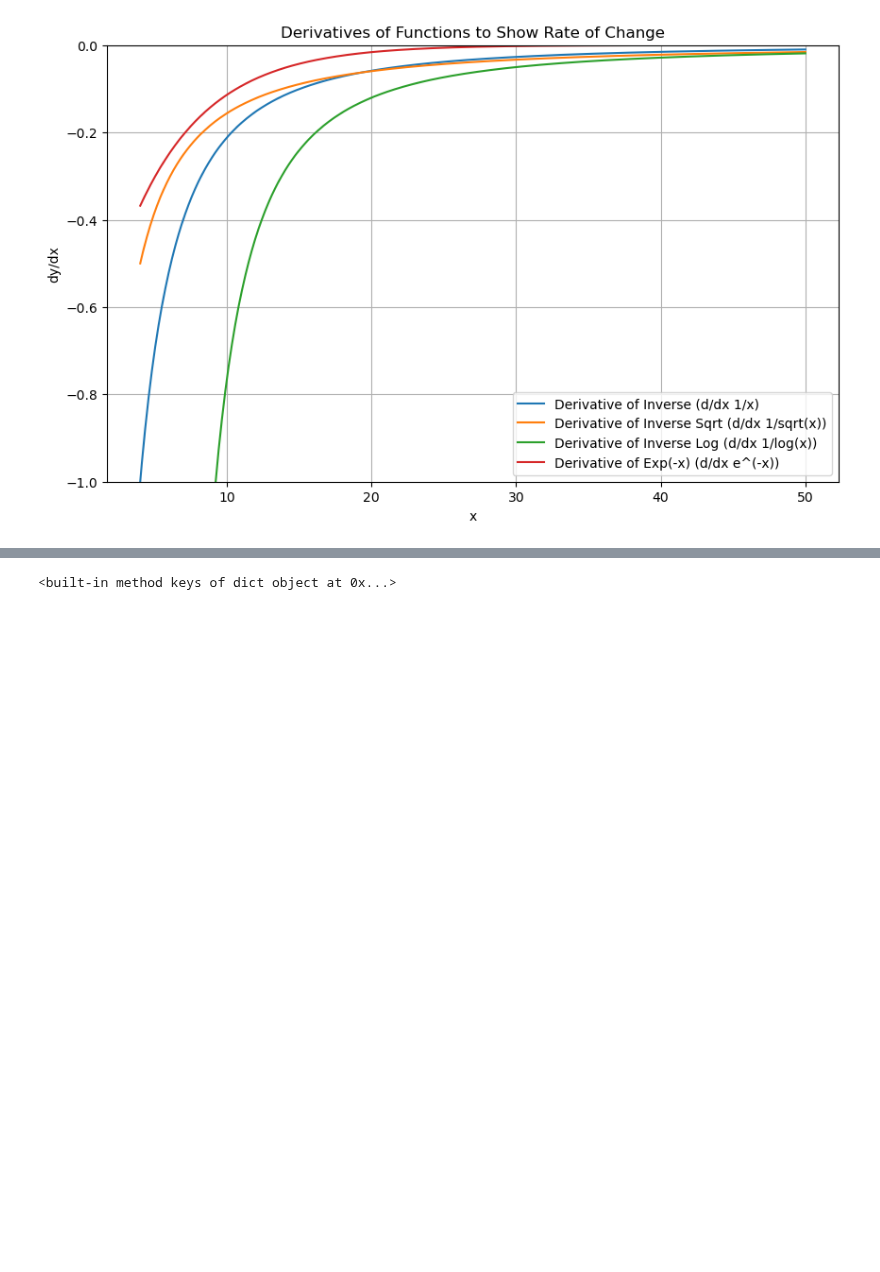
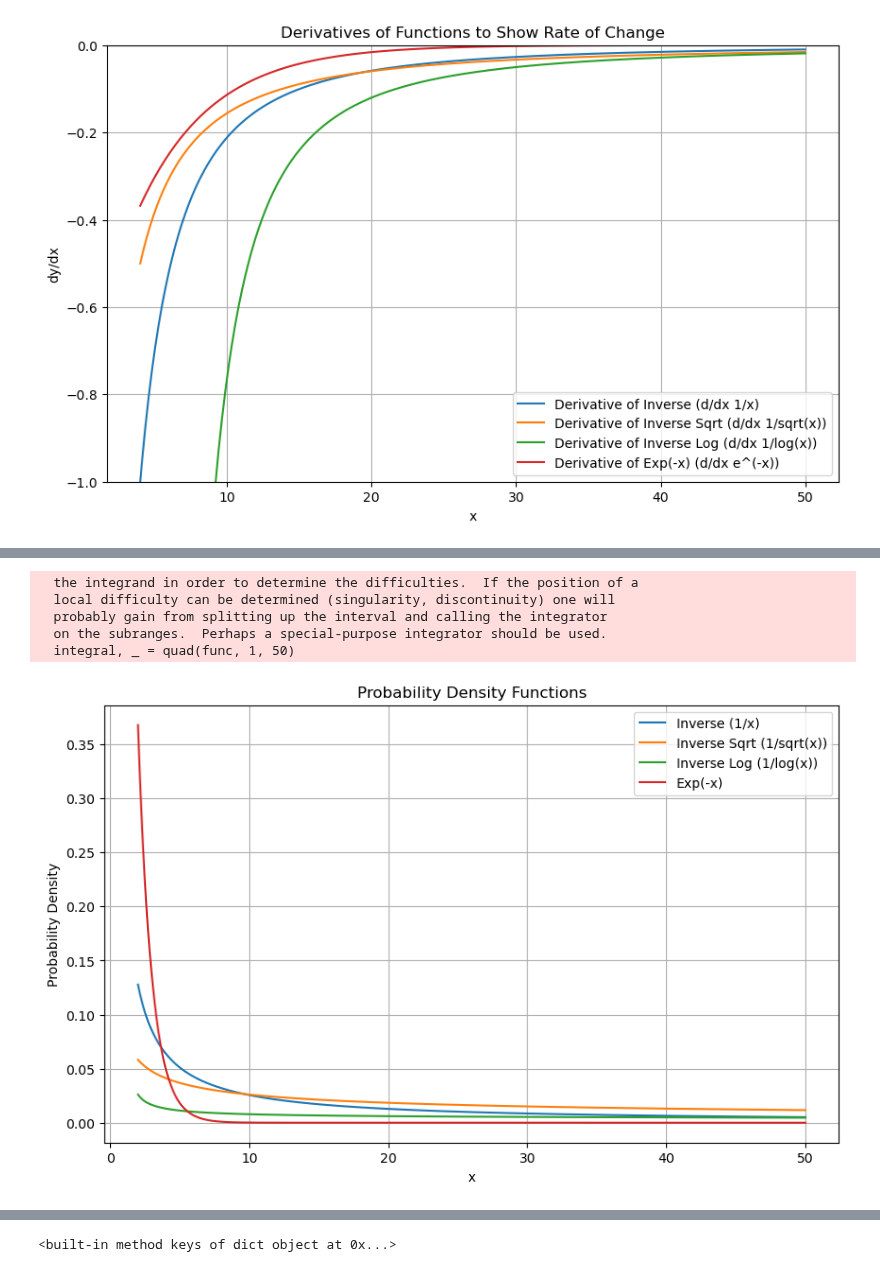
Before and after one commit to HenriSmidt/Alzheimer_Detection, a Jupyter notebook: scratchpad.ipynb, the cells around one changed output, grey strips where cells are left out. Cells and saved outputs as stored; diff of their text form; code cells hidden in the pictures; blank space fills up the shorter version.

```diff
--- a/scratchpad.ipynb
+++ b/scratchpad.ipynb
@@ -1148,0 +1182,33 @@ plt.show()
+# %%
+from scipy.integrate import quad
+
+# Normalize the functions to create PDFs
+def normalize_func(func, x):
+    integral, _ = quad(func, 1, 50)
+    return func(x) / integral
+
+# Define the functions for PDF normalization
+pdf_inverse = normalize_func(lambda x: 1/x, x)
+pdf_inverse_sqrt = normalize_func(lambda x: 1/np.sqrt(x), x)
+pdf_inverse_log = normalize_func(lambda x: 1/np.log(x), x)
+pdf_exp_neg = normalize_func(lambda x: np.exp(-x), x)
+
+# Plot the PDFs
+plt.figure(figsize=(10, 6))
+plt.plot(x, pdf_inverse, label='Inverse (1/x)')
+plt.plot(x, pdf_inverse_sqrt, label='Inverse Sqrt (1/sqrt(x))')
+plt.plot(x, pdf_inverse_log, label='Inverse Log (1/log(x))')
+plt.plot(x, pdf_exp_neg, label='Exp(-x)')
+plt.xlabel('x')
+plt.ylabel('Probability Density')
+plt.title('Probability Density Functions')
+plt.legend()
+plt.grid(True)
+plt.show()
+# %% [output]
+  the integrand in order to determine the difficulties.  If the position of a
+  local difficulty can be determined (singularity, discontinuity) one will
+  probably gain from splitting up the interval and calling the integrator
+  on the subranges.  Perhaps a special-purpose integrator should be used.
+  integral, _ = quad(func, 1, 50)
+[figure, added]
```
Also changed, not shown: parts of 18 cells of this notebook, 2 other files.
